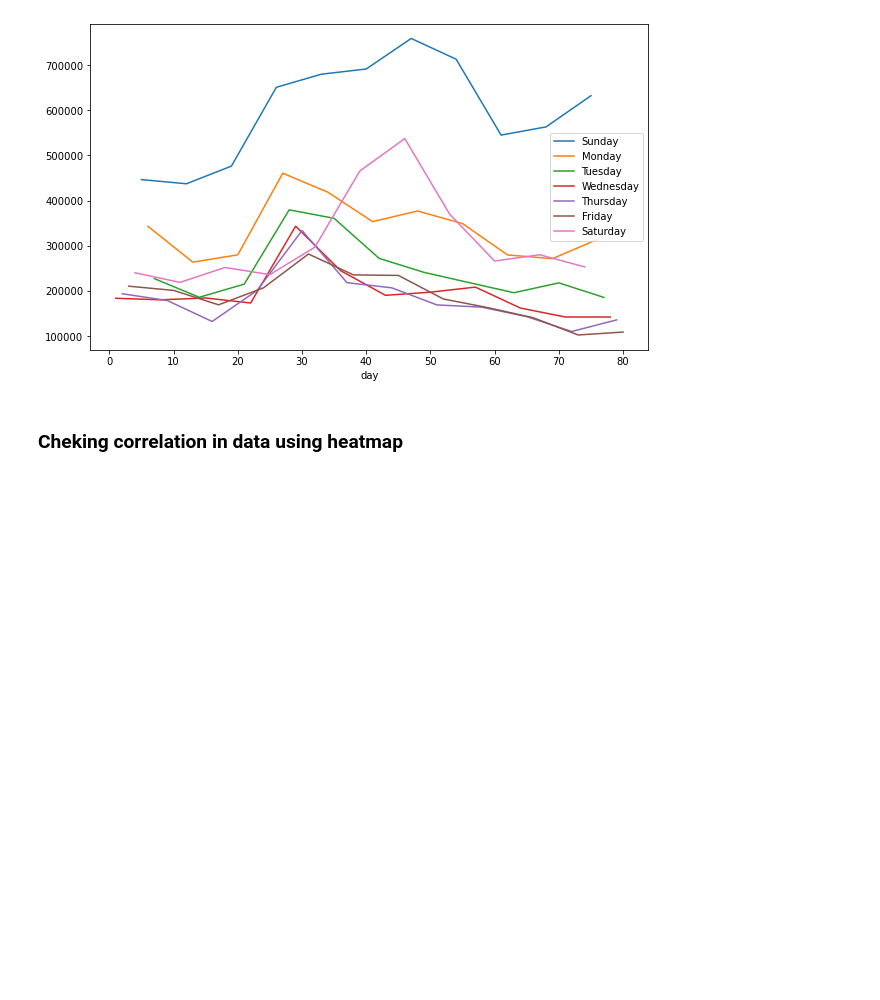
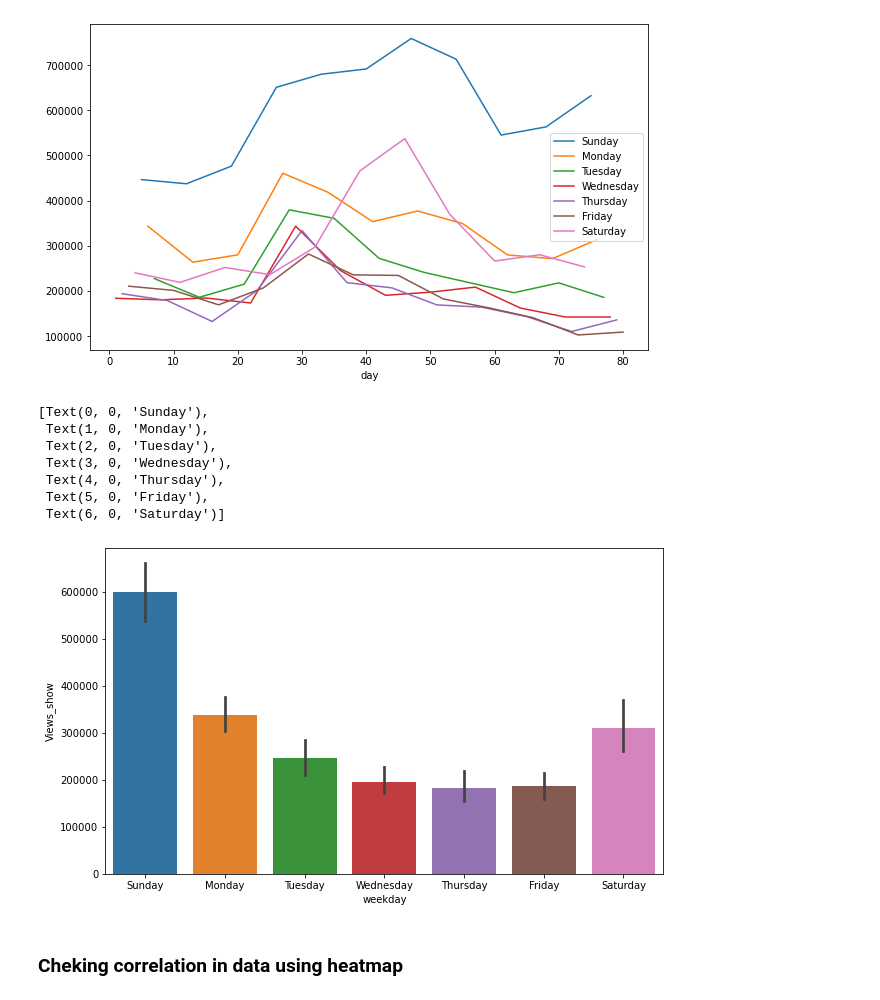
Before and after one commit to vivekkum-ar/Media-Company-Linear-Regression, a Jupyter notebook: Media-Company-Case-Study.ipynb, the cells around one changed output. Saved outputs shown, nothing was run; the diff lists cells and outputs as text; code cells hidden in the pictures; blank space fills up the shorter version.

```diff
--- a/Media-Company-Case-Study.ipynb
+++ b/Media-Company-Case-Study.ipynb
@@ -226,6 +233,18 @@ ax.legend(['Sunday','Monday','Tuesday','Wednesday','Thursday','Friday','Saturday
 # %% [output]
 <matplotlib.legend.Legend at 0x...>
 [figure]
+# %%
+plt.subplots(figsize=(10, 6))
+sns.barplot(data = media,x='weekday', y='Views_show').set_xticklabels(['Sunday','Monday','Tuesday','Wednesday','Thursday','Friday','Saturday'])
+# %% [output]
+[Text(0, 0, 'Sunday'),
+ Text(1, 0, 'Monday'),
+ Text(2, 0, 'Tuesday'),
+ Text(3, 0, 'Wednesday'),
+ Text(4, 0, 'Thursday'),
+ Text(5, 0, 'Friday'),
+ Text(6, 0, 'Saturday')]
+[figure, added]
 # %% [markdown]
 ### Cheking correlation in data using heatmap
 # %%
```
Also changed, not shown: parts of 15 cells of this notebook.
